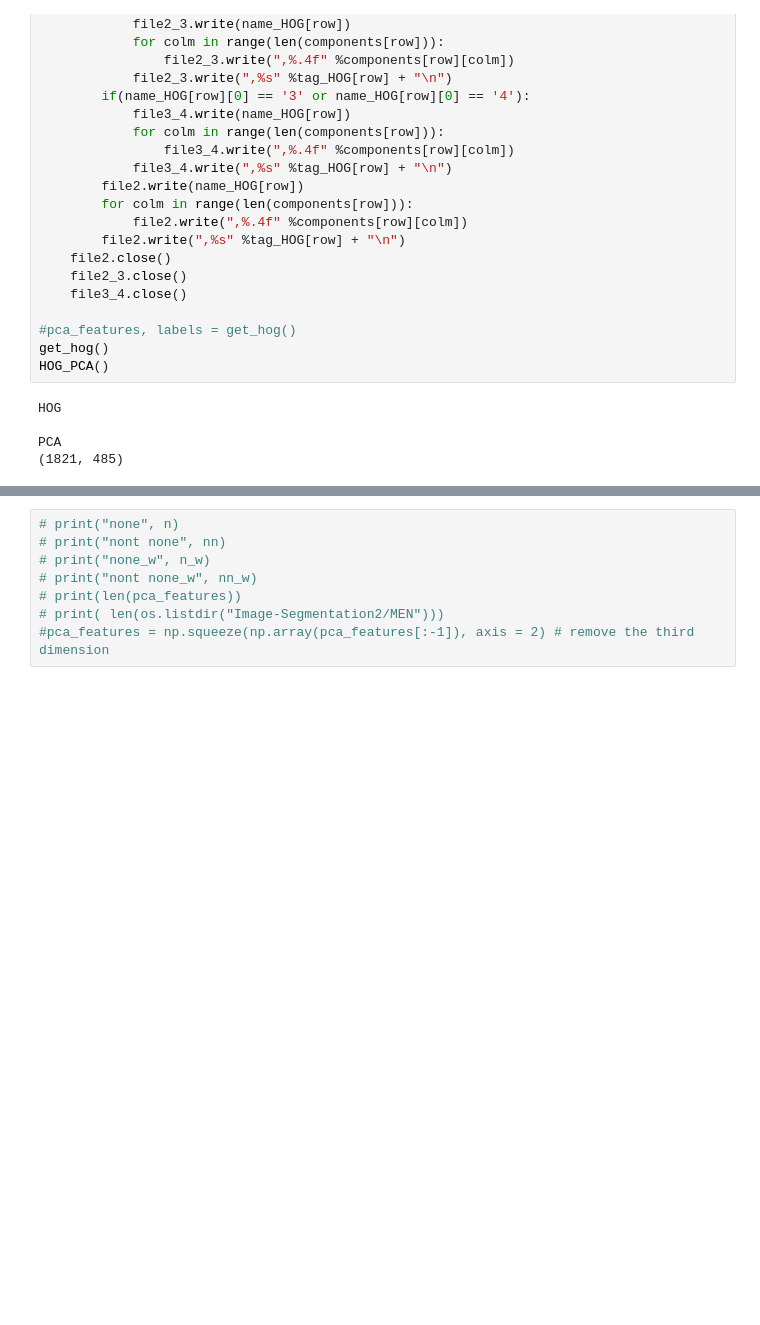
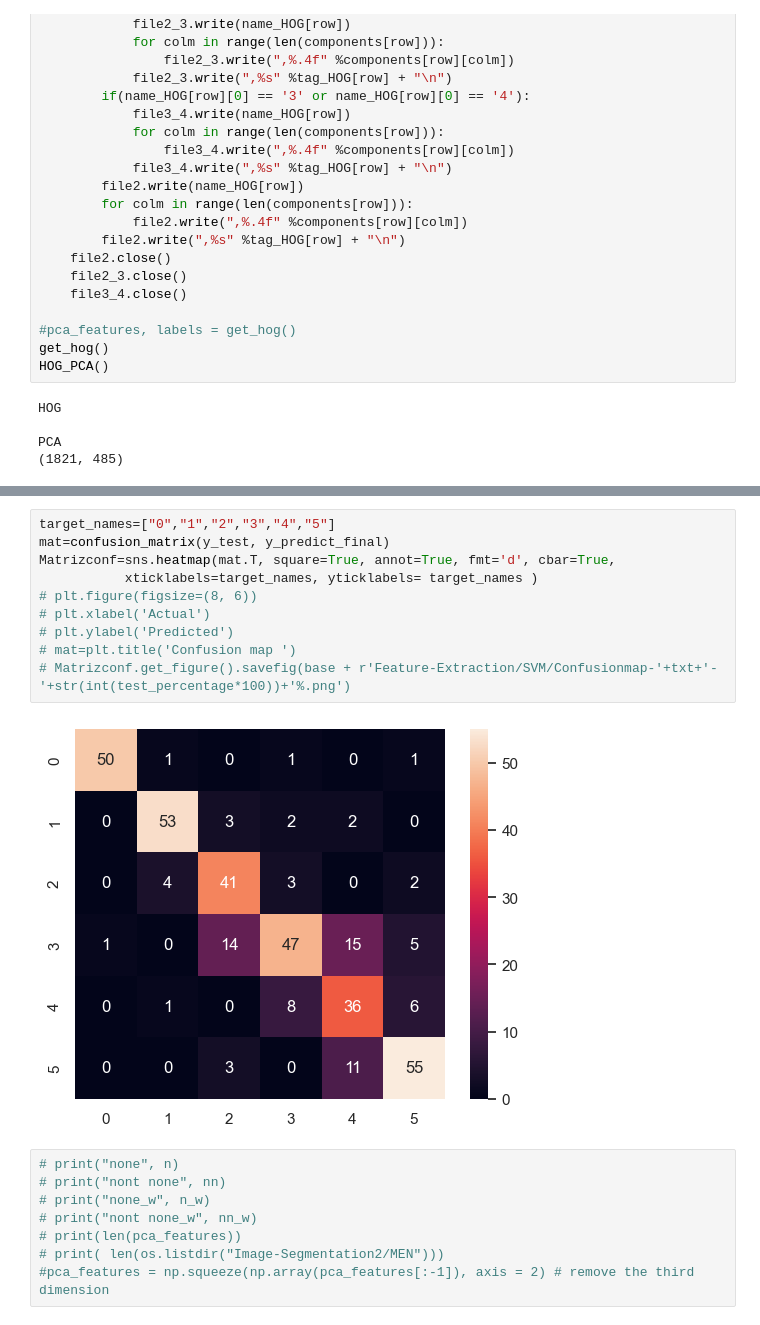
Before and after one commit to SarahElzayat/Gesture_Hero, a Jupyter notebook: feature_extraction_new.ipynb, the cells around one changed output, grey strips where cells are left out. Saved outputs shown, nothing was run; the diff lists cells and outputs as text; blank space fills up the shorter version.

```diff
--- a/feature_extraction_new.ipynb
+++ b/feature_extraction_new.ipynb
@@ -472,3 +645,15 @@ ValueError: The truth value of an array with more than one element is ambiguous.
+# %%
+target_names=["0","1","2","3","4","5"]
+mat=confusion_matrix(y_test, y_predict_final)
+Matrizconf=sns.heatmap(mat.T, square=True, annot=True, fmt='d', cbar=True,
+           xticklabels=target_names, yticklabels= target_names )
+# plt.figure(figsize=(8, 6))
+# plt.xlabel('Actual')
+# plt.ylabel('Predicted')
+# mat=plt.title('Confusion map ')
+# Matrizconf.get_figure().savefig(base + r'Feature-Extraction/SVM/Confusionmap-'+txt+'-'+str(int(test_percentage*100))+'%.png')
+# %% [output]
+[figure, added]
 # %%
 # print("none", n)
 # print("nont none", nn)
```
Also changed, not shown: parts of 4 cells of this notebook, 1 other file.
